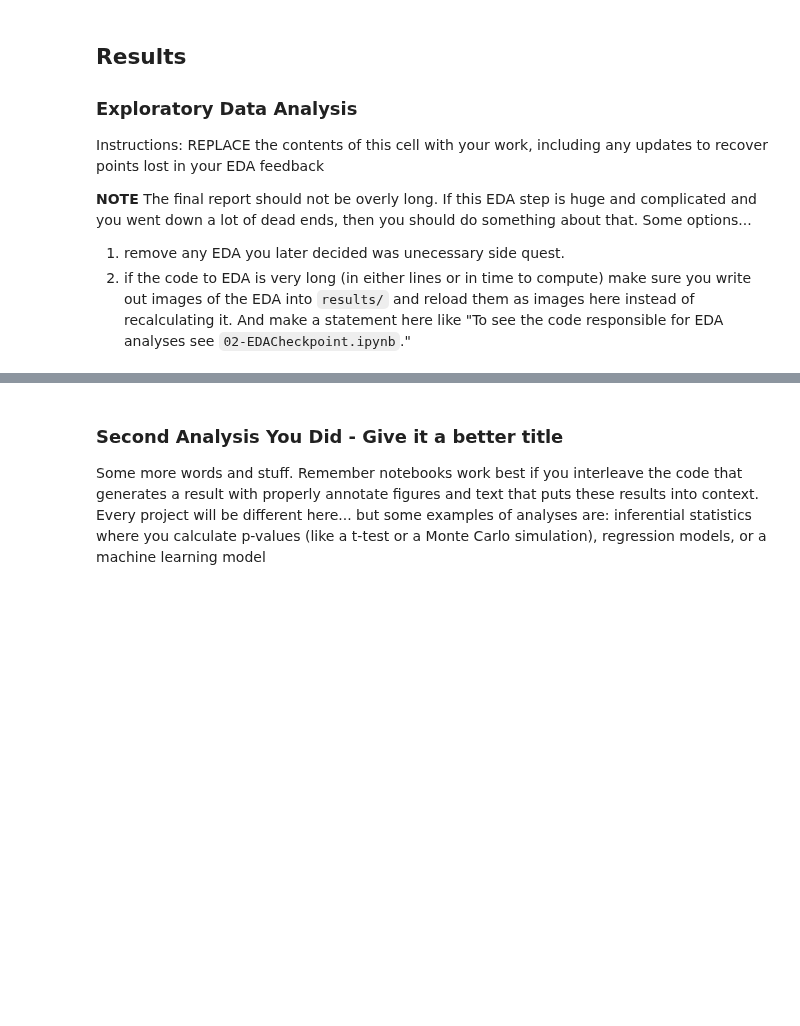
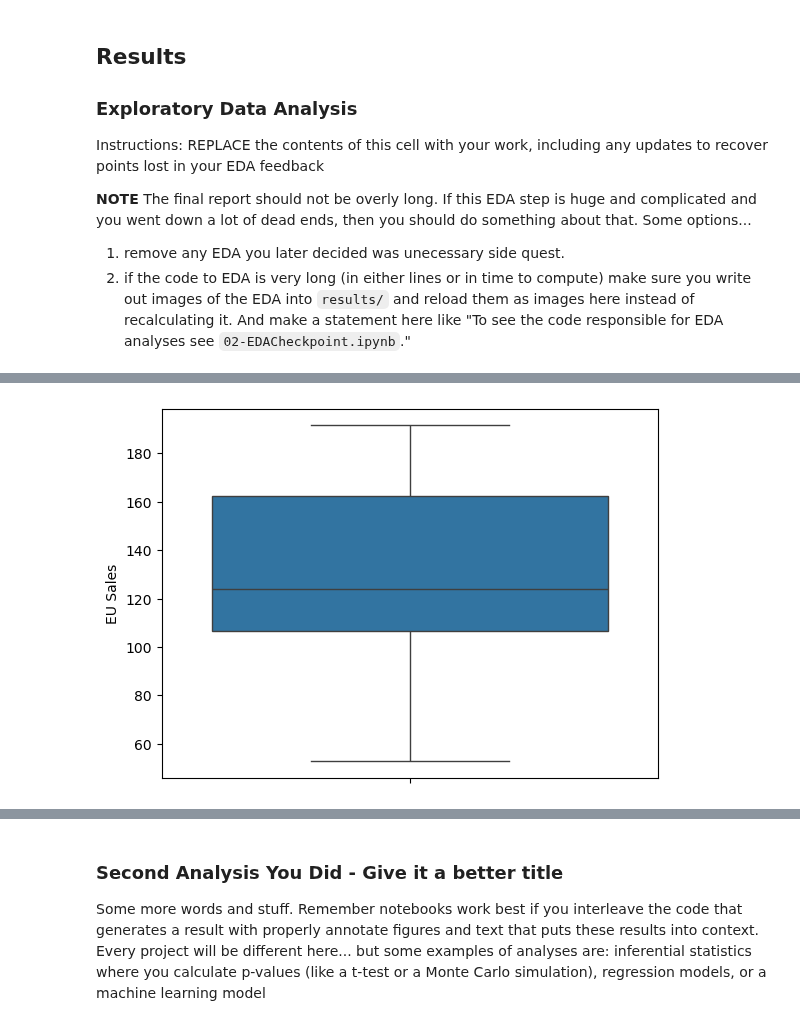
Before and after one commit to COGS108/Group037_WI26, a Jupyter notebook: 03-FinalProject.ipynb, the cells around one changed output, grey strips where cells are left out. Drawn from its saved outputs; the diff is of its cells as text; code cells hidden in the pictures; blank space fills up the shorter version.

```diff
--- a/03-FinalProject.ipynb
+++ b/03-FinalProject.ipynb
@@ -191,0 +255,4 @@ Some more words and stuff.  Remember notebooks work best if you interleave the c
+# %%
+sns.boxplot(data = yearly_sales['EU Sales']);
+# %% [output]
+[figure, added]
```
Also changed, not shown: parts of 9 cells of this notebook.
